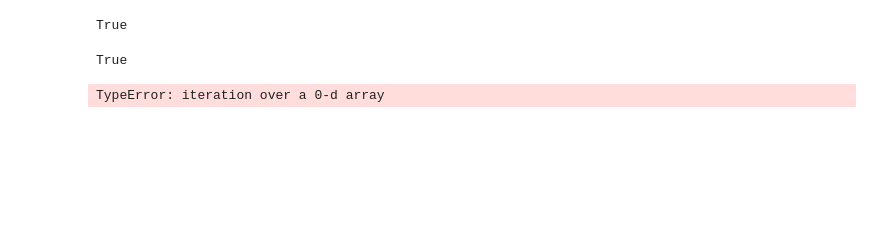
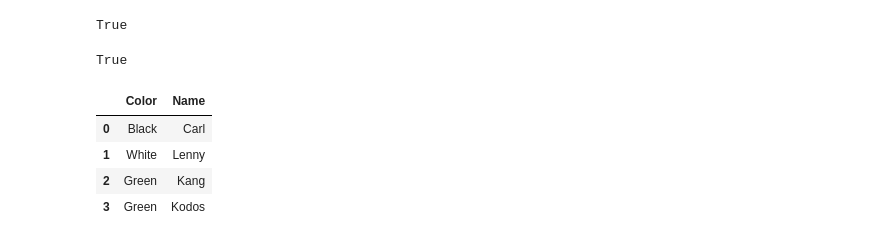
Before and after one commit to daavoo/pyntcloud, a Jupyter notebook: docs/Reading and Writing/from_file & to_file.ipynb, the cells around one changed output. Saved outputs shown, nothing was run; the diff lists cells and outputs as text; code cells hidden in the pictures; blank space fills up the shorter version.

```diff
--- a/docs/Reading and Writing/from_file & to_file.ipynb
+++ b/docs/Reading and Writing/from_file & to_file.ipynb
@@ -100,6 +111,10 @@ print(all(pcd_cloud.points == writed_cloud.points))
 # %% [output]
 True
 # %%
-writed_cloud.important_thing
+writed_cloud.extra_information
 # %% [output]
-TypeError: iteration over a 0-d array
+|  | Color | Name |
+| 0 | Black | Carl |
+| 1 | White | Lenny |
+| 2 | Green | Kang |
+| 3 | Green | Kodos |
```
Also changed, not shown: parts of 6 cells of this notebook, 5 other files.
